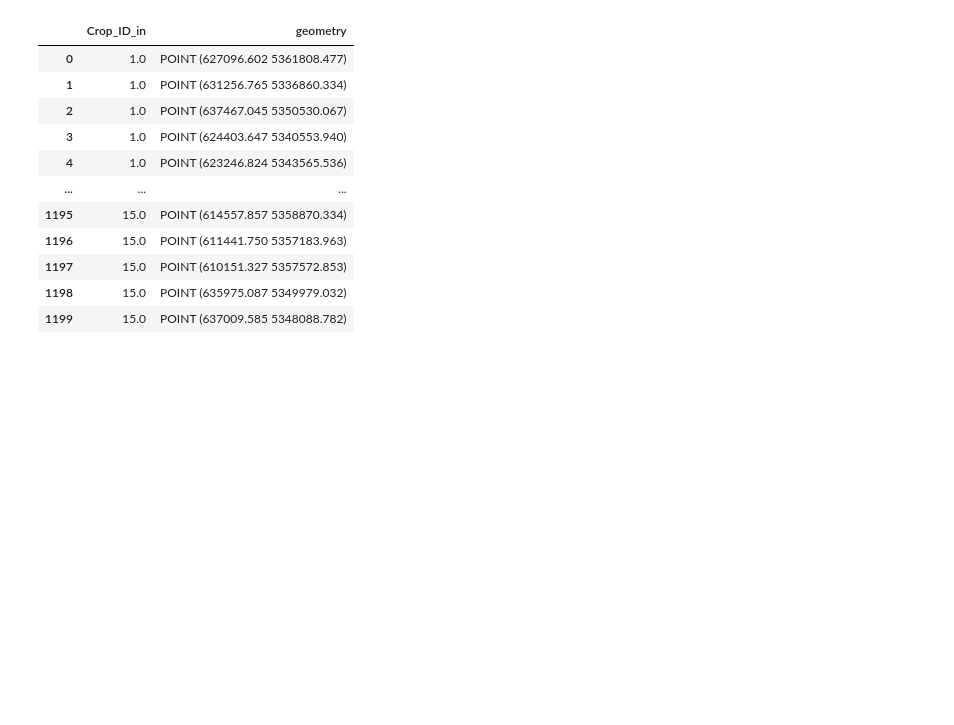
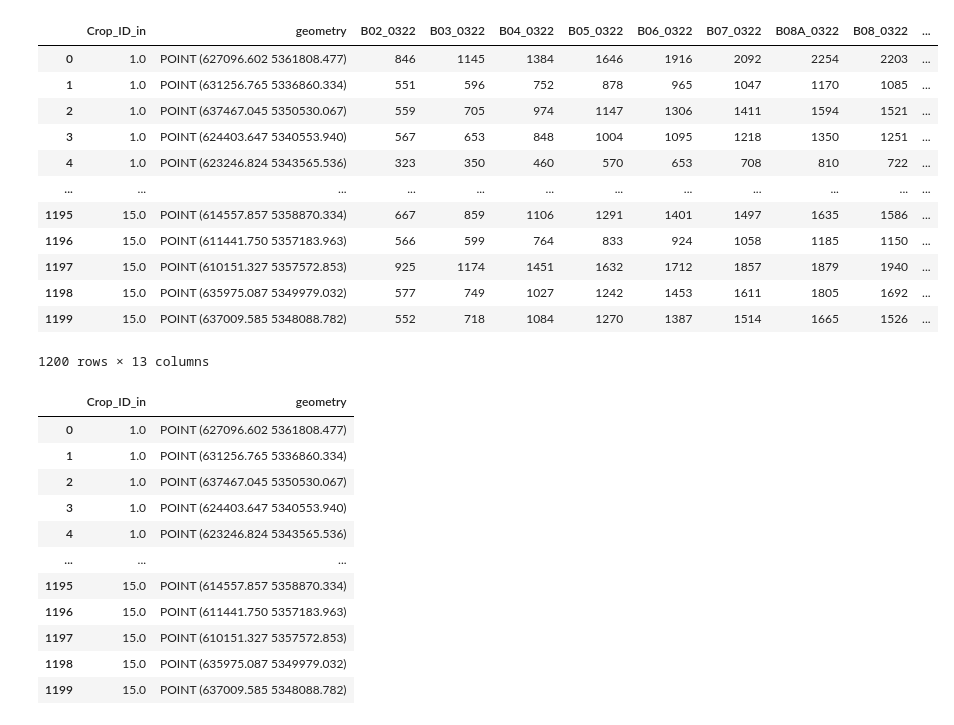
Before and after one commit to satlawa/boku_rs_image_processing, a Jupyter notebook: 2_extract_values_from_points.ipynb, the cells around one changed output. Saved outputs shown, nothing was run; the diff lists cells and outputs as text; code cells hidden in the pictures; blank space fills up the shorter version.

Commit message:
added function to extract raster values for vector points

```diff
--- a/2_extract_values_from_points.ipynb
+++ b/2_extract_values_from_points.ipynb
@@ -10,3 +14,56 @@ import rasterio
+# %%
+# load points of intrest
+poi = gpd.read_file(path_vec)
+# open raster
+s2_b2 = rasterio.open(path_raster)
+
+band2 = s2_b2.read(1)
+
+poi['value'] = [x[0] for x in s2_b2.sample(coords)]
+
+s2_b2.close()
+# %%
+def extract_values(poi, dir_rast):
+
+    # extract coordinates from vector
+    coords = [(x,y) for x, y in zip(poi.geometry.x, poi.geometry.y)]
+
+    # get sorted file names from raster directory
+    files = sorted(os.listdir(dir_rast))
+
+    # loop over all files
+    for file in files:
+        if file == 'DEM_10.jp2':
+            next
+        # open raster
+        raster = rasterio.open(dir_rast+file)
+        # get raster values for coordinates
+        poi[file[:file.find('_')] + '_' + dir_rast[-5:-1]] = [x[0] for x in raster.sample(coords)]
+        # close raster
+        raster.close()
+
+    return poi
+# %%
+# load points of intrest
+poi = gpd.read_file(path_vec)
+# %%
+poi = extract_values(poi, path_raster)
+# %%
+poi
+# %% [output]
+|  | Crop_ID_in | geometry | B02_0322 | B03_0322 | B04_0322 | B05_0322 | B06_0322 | B07_0322 | B08A_0322 | B08_0322 | ... |
+| 0 | 1.0 | POINT (627096.602 5361808.477) | 846 | 1145 | 1384 | 1646 | 1916 | 2092 | 2254 | 2203 | ... |
+| 1 | 1.0 | POINT (631256.765 5336860.334) | 551 | 596 | 752 | 878 | 965 | 1047 | 1170 | 1085 | ... |
+| 2 | 1.0 | POINT (637467.045 5350530.067) | 559 | 705 | 974 | 1147 | 1306 | 1411 | 1594 | 1521 | ... |
+| 3 | 1.0 | POINT (624403.647 5340553.940) | 567 | 653 | 848 | 1004 | 1095 | 1218 | 1350 | 1251 | ... |
+| 4 | 1.0 | POINT (623246.824 5343565.536) | 323 | 350 | 460 | 570 | 653 | 708 | 810 | 722 | ... |
+| ... | ... | ... | ... | ... | ... | ... | ... | ... | ... | ... | ... |
+| 1195 | 15.0 | POINT (614557.857 5358870.334) | 667 | 859 | 1106 | 1291 | 1401 | 1497 | 1635 | 1586 | ... |
+| 1196 | 15.0 | POINT (611441.750 5357183.963) | 566 | 599 | 764 | 833 | 924 | 1058 | 1185 | 1150 | ... |
+| 1197 | 15.0 | POINT (610151.327 5357572.853) | 925 | 1174 | 1451 | 1632 | 1712 | 1857 | 1879 | 1940 | ... |
+| 1198 | 15.0 | POINT (635975.087 5349979.032) | 577 | 749 | 1027 | 1242 | 1453 | 1611 | 1805 | 1692 | ... |
+| 1199 | 15.0 | POINT (637009.585 5348088.782) | 552 | 718 | 1084 | 1270 | 1387 | 1514 | 1665 | 1526 | ... |
+1200 rows × 13 columns
 # %%
 ########################
 ###   experimental   ###
```
Also changed, not shown: parts of 2 cells of this notebook.
